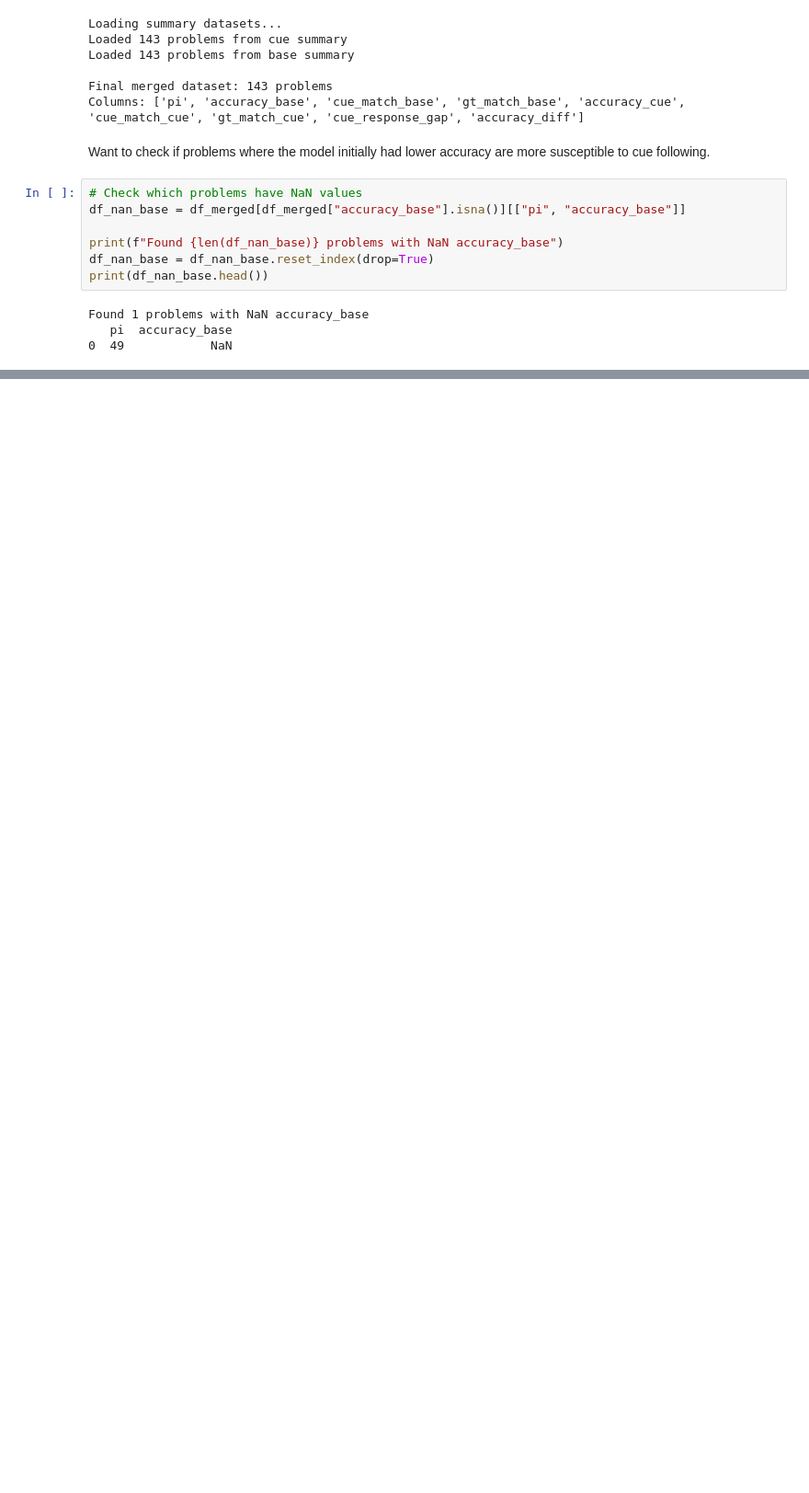
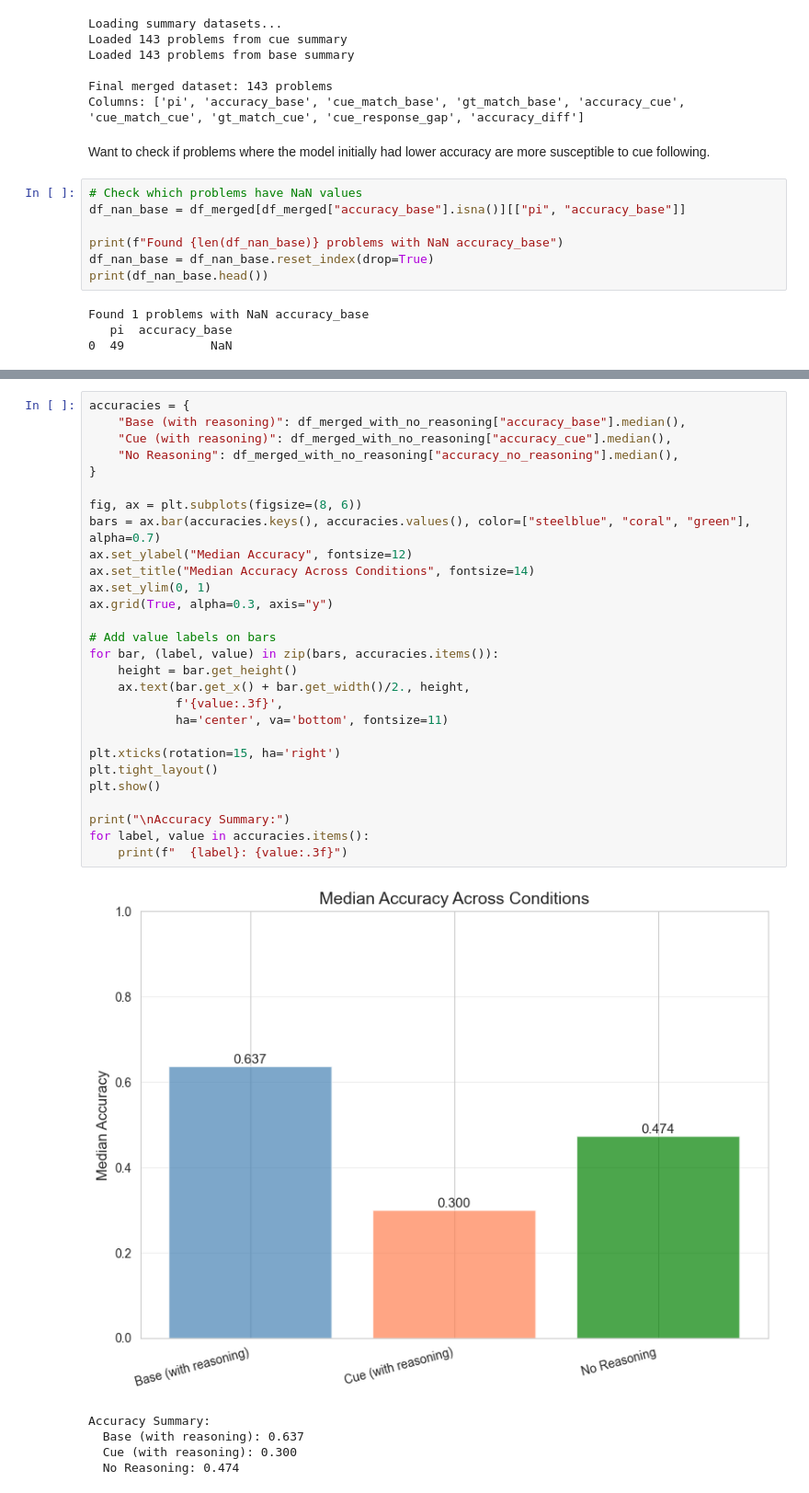
Before and after one commit to yulia-volkova/thought-anchors-faithfulness, a Jupyter notebook: analysis/accuracy_cue_correlation.ipynb, the cells around one changed output, grey strips where cells are left out. Shown: that part at 92% size. Cells and saved outputs as stored; diff of their text form; blank space fills up the shorter version.

```diff
--- a/analysis/accuracy_cue_correlation.ipynb
+++ b/analysis/accuracy_cue_correlation.ipynb
@@ -236,0 +393,34 @@ plt.show()
+# %%
+accuracies = {
+    "Base (with reasoning)": df_merged_with_no_reasoning["accuracy_base"].median(),
+    "Cue (with reasoning)": df_merged_with_no_reasoning["accuracy_cue"].median(),
+    "No Reasoning": df_merged_with_no_reasoning["accuracy_no_reasoning"].median(),
+}
+
+fig, ax = plt.subplots(figsize=(8, 6))
+bars = ax.bar(accuracies.keys(), accuracies.values(), color=["steelblue", "coral", "green"], alpha=0.7)
+ax.set_ylabel("Median Accuracy", fontsize=12)
+ax.set_title("Median Accuracy Across Conditions", fontsize=14)
+ax.set_ylim(0, 1)
+ax.grid(True, alpha=0.3, axis="y")
+
+# Add value labels on bars
+for bar, (label, value) in zip(bars, accuracies.items()):
+    height = bar.get_height()
+    ax.text(bar.get_x() + bar.get_width()/2., height,
+            f'{value:.3f}',
+            ha='center', va='bottom', fontsize=11)
+
+plt.xticks(rotation=15, ha='right')
+plt.tight_layout()
+plt.show()
+
+print("\nAccuracy Summary:")
+for label, value in accuracies.items():
+    print(f"  {label}: {value:.3f}")
+# %% [output]
+[figure, added]
+Accuracy Summary:
+  Base (with reasoning): 0.637
+  Cue (with reasoning): 0.300
+  No Reasoning: 0.474
```
Also changed, not shown: parts of 17 cells of this notebook.
